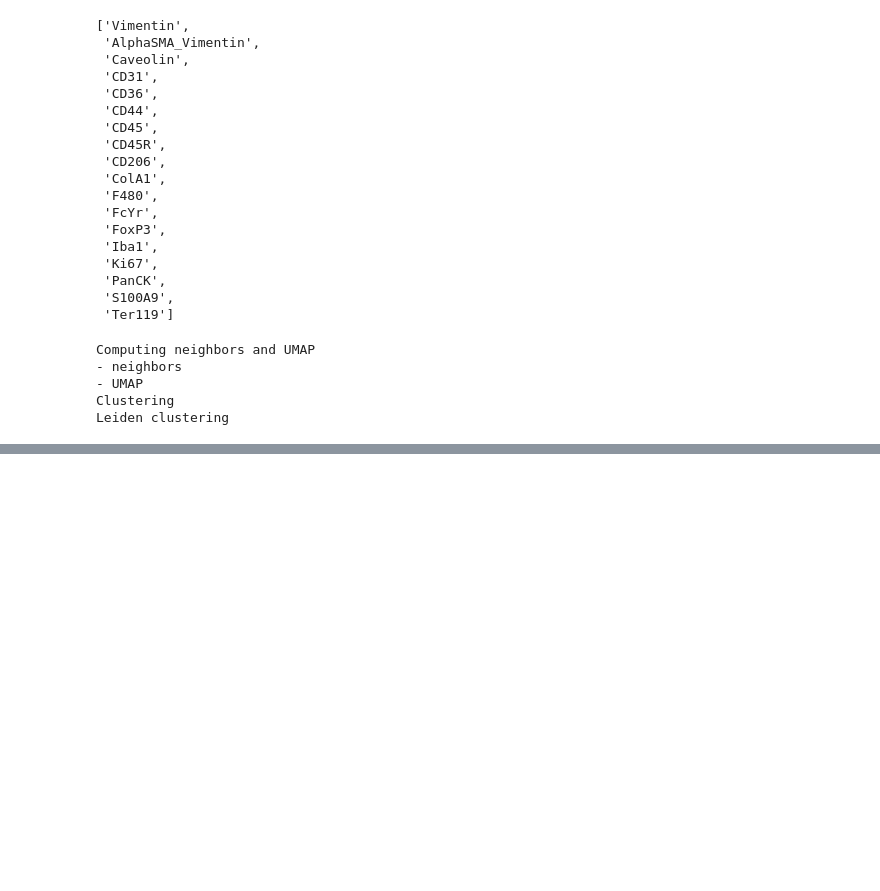
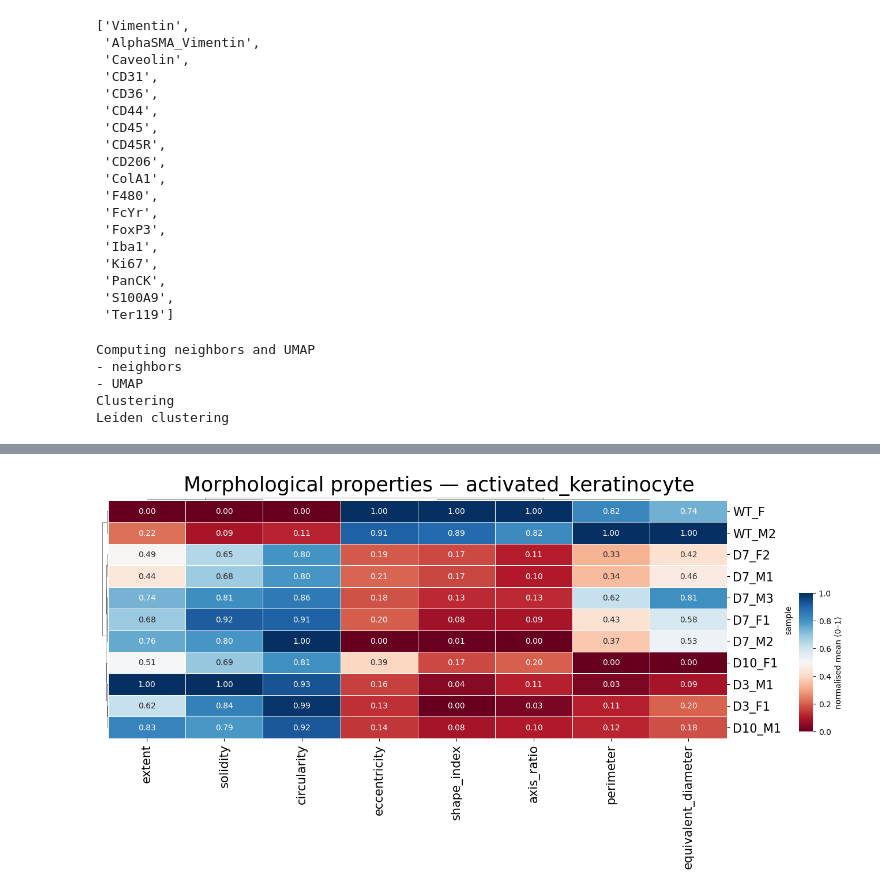
Before and after one commit to DominicBuxton/iMSC_Xenium_Phenocycler_Analysis, a Jupyter notebook: SpatialData_Analysis/phenocycler_analysis.ipynb, the cells around one changed output, grey strips where cells are left out. Saved outputs shown, nothing was run; the diff lists cells and outputs as text; code cells hidden in the pictures; blank space fills up the shorter version.

```diff
--- a/SpatialData_Analysis/phenocycler_analysis.ipynb
+++ b/SpatialData_Analysis/phenocycler_analysis.ipynb
@@ -803,0 +1083,32 @@ WARNING: dendrogram data not found (using key=dendrogram_leiden_0.25). Running `
+# %%
+import matplotlib.pyplot as plt
+import seaborn as sns
+import pandas as pd
+
+morph_props = ['shape_index', 'solidity', 'perimeter', 'circularity', 'eccentricity', 'axis_ratio', 'extent', 'equivalent_diameter']
+
+def morph_heatmap(adata, celltype):
+    data = adata.obs[adata.obs['celltype_assignments'] == celltype]
+
+    # mean per sample per property
+    mean_df = data.groupby('sample')[morph_props].mean()
+
+    # min-max normalise each property independently (column-wise)
+    norm_df = (mean_df - mean_df.min()) / (mean_df.max() - mean_df.min())
+
+    g = sns.clustermap(norm_df, cmap='RdBu', annot=True, fmt='.2f',
+                linewidths=0.5, figsize=(12, 6),
+                cbar_kws={'label': 'normalised mean (0–1)'},
+                dendrogram_ratio=0.01,
+                cbar_pos =(1.02, 0.3, 0.02, 0.4))
+
+    g.ax_heatmap.set_xticklabels(g.ax_heatmap.get_xticklabels(), fontsize=15)
+    g.ax_heatmap.set_yticklabels(g.ax_heatmap.get_yticklabels(), fontsize=15)
+
+    g.fig.suptitle(f'Morphological properties — {celltype}', fontsize = 25, y=1.04)
+    plt.show()
+
+
+morph_heatmap(adata, 'activated_keratinocyte')
+# %% [output]
+[figure, added]
```
Also changed, not shown: parts of 26 cells of this notebook.
